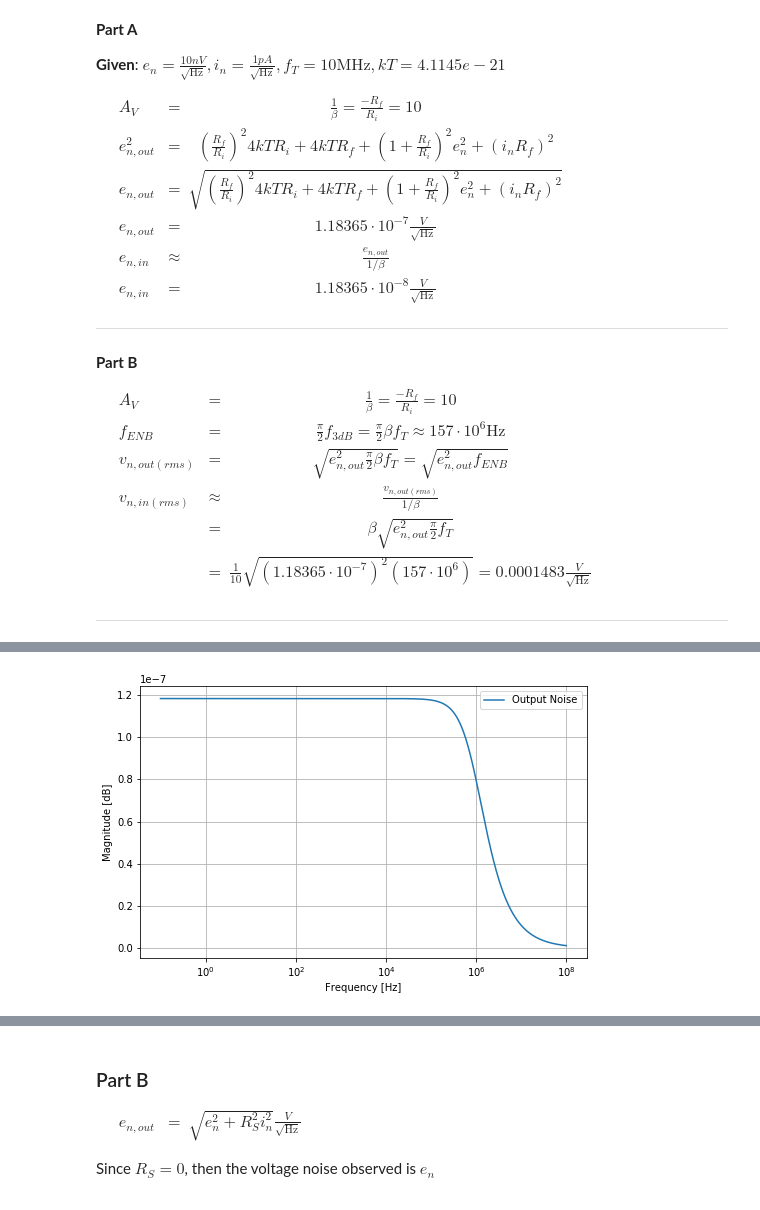
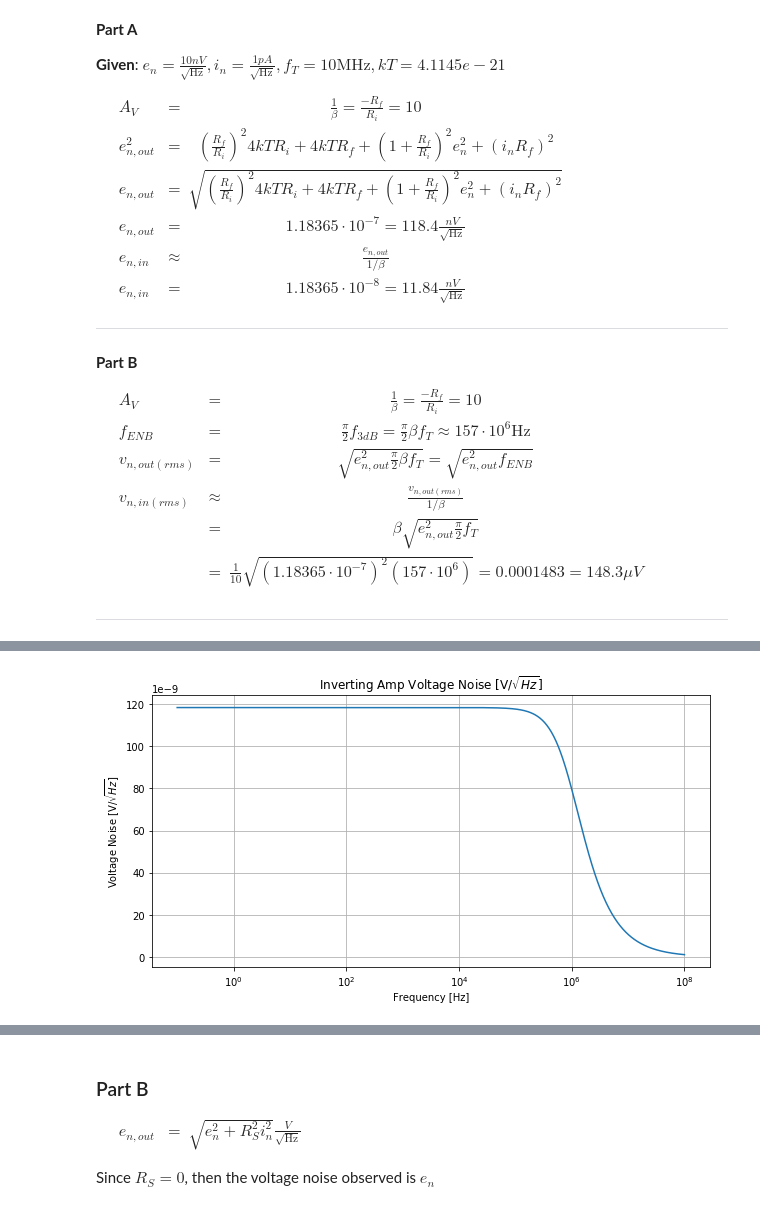
Before and after one commit to kegedy/EE538, a Jupyter notebook: hw/kevin/hw06/HW06.ipynb, the cells around one changed output, grey strips where cells are left out. Cells and saved outputs as stored; diff of their text form; code cells hidden in the pictures.

```diff
--- a/hw/kevin/hw06/HW06.ipynb
+++ b/hw/kevin/hw06/HW06.ipynb
@@ -112,9 +73,9 @@ $\begin{eqnarray}
 && e_{n,out}^2 &=& (\frac{R_f}{R_i})^2 4kTR_i + 4kTR_f + (1+\frac{R_f}{R_i})^2 e_n^2 + (i_n R_f)^2 \\[0.5em]
 && e_{n,out} &=& \sqrt{(\frac{R_f}{R_i})^2 4kTR_i + 4kTR_f +
 (1+\frac{R_f}{R_i})^2 e_n^2 + (i_n R_f)^2} \\[0.5em]
-&& e_{n,out} &=& 1.18365 \cdot 10^{-7} \frac{V}{\sqrt{\text{Hz}}} \\[0.5em]
+&& e_{n,out} &=& 1.18365 \cdot 10^{-7}  = 118.4 \frac{nV}{\sqrt{\text{Hz}}} \\[0.5em]
 && e_{n,in} &\approx& \frac{e_{n,out}}{1/\beta} \\[0.5em]
-&& e_{n,in} &=& 1.18365 \cdot 10^{-8} \frac{V}{\sqrt{\text{Hz}}}
+&& e_{n,in} &=& 1.18365 \cdot 10^{-8}  = 11.84 \frac{nV}{\sqrt{\text{Hz}}}
 \end{eqnarray}$
 
 <hr>
@@ -130,7 +91,7 @@ $\begin{eqnarray}
 && v_{n,in(rms)} &\approx& \frac{v_{n,out(rms)}}{1/\beta} \\[0.5em]
 && &=& \beta \sqrt{e_{n,out}^2 \frac{\pi}{2}f_T} \\[0.5em]
 && &=& \frac{1}{10} \sqrt{(1.18365 \cdot 10^{-7})^2 (157 \cdot 10^6)} =
-       0.0001483 \frac{V}{\sqrt{\text{Hz}}} \\[0.5em]
+       0.0001483 = 148.3 \mu V \\[0.5em]
 \end{eqnarray}$
 
 <hr>
@@ -148,15 +109,17 @@ mag1 = df['V(inoise)']
 mag2 = df['V(onoise)']
 # %%
 #Plot
-fig, ax = plt.subplots(figsize=(8,5))
-ax.semilogx(freq, mag2, label='Output Noise')
+fig, ax = plt.subplots(figsize=(10,5))
+ax.semilogx(freq, mag2)
 ax.set_xlabel('Frequency [Hz]')
-ax.set_ylabel('Magnitude [dB]')
+ax.set_ylabel('Voltage Noise [V/$\sqrt{Hz}$]')
+ax.set_title('Inverting Amp Voltage Noise [V/$\sqrt{Hz}$]')
+ax.ticklabel_format(style='sci', axis='y', scilimits=(-9,-9))
 ax.grid()
-ax.legend()
+#ax.legend()
 plt.show();
 # %% [output]
-[figure, old version]
+[figure, new version]
 # %% [markdown]
 <img src="images/HW06Q2.png" width="700">
 # %% [markdown]
```
Also changed, not shown: parts of 13 cells of this notebook, 5 other files.
